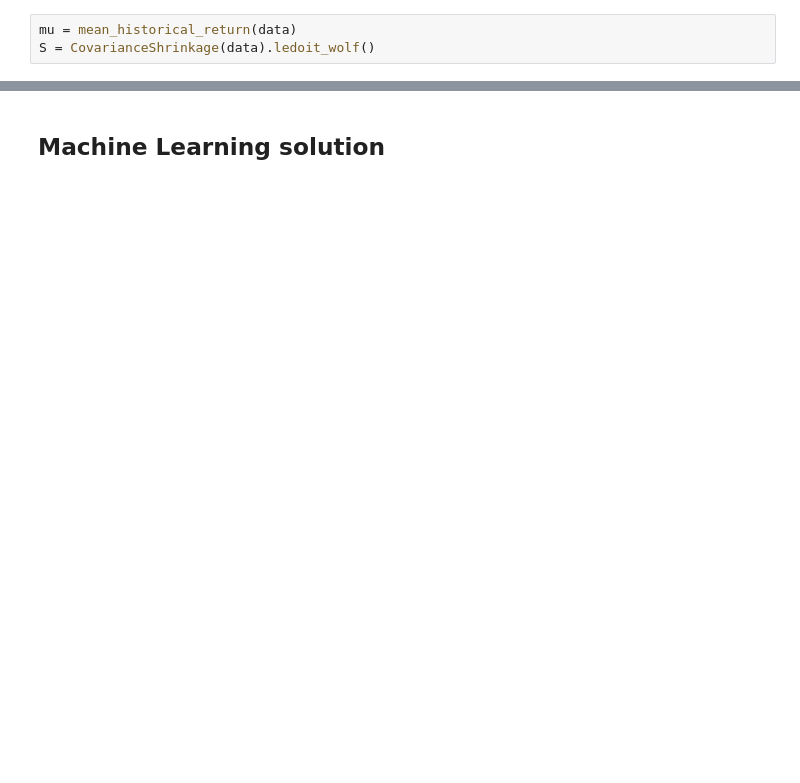
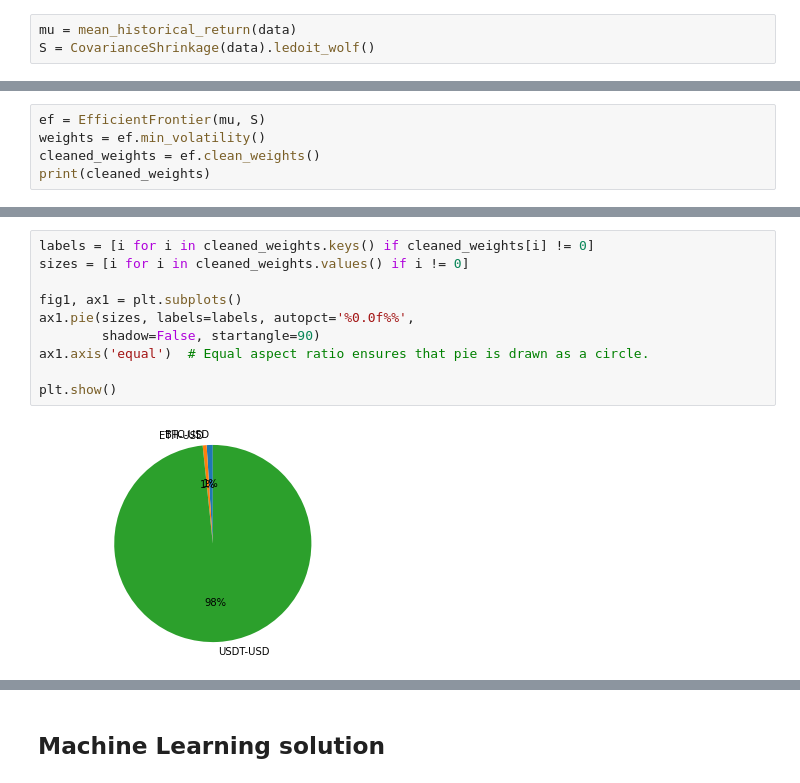
Before and after one commit to mzaoualim/cryptocurrency_portfolio_optimization_app, a Jupyter notebook: crypto_portfolio_optimization.ipynb, the cells around one changed output, grey strips where cells are left out. Drawn from its saved outputs; the diff is of its cells as text; blank space fills up the shorter version.

```diff
--- a/crypto_portfolio_optimization.ipynb
+++ b/crypto_portfolio_optimization.ipynb
@@ -212,0 +222,5 @@ print(allocation)
+# %%
+ef = EfficientFrontier(mu, S)
+weights = ef.min_volatility()
+cleaned_weights = ef.clean_weights()
+print(cleaned_weights)
@@ -212,0 +236,12 @@ print(allocation)
+# %%
+labels = [i for i in cleaned_weights.keys() if cleaned_weights[i] != 0]
+sizes = [i for i in cleaned_weights.values() if i != 0]
+
+fig1, ax1 = plt.subplots()
+ax1.pie(sizes, labels=labels, autopct='%0.0f%%',
+        shadow=False, startangle=90)
+ax1.axis('equal')  # Equal aspect ratio ensures that pie is drawn as a circle.
+
+plt.show()
+# %% [output]
+[figure, added]
```
Also changed, not shown: parts of 29 cells of this notebook.
